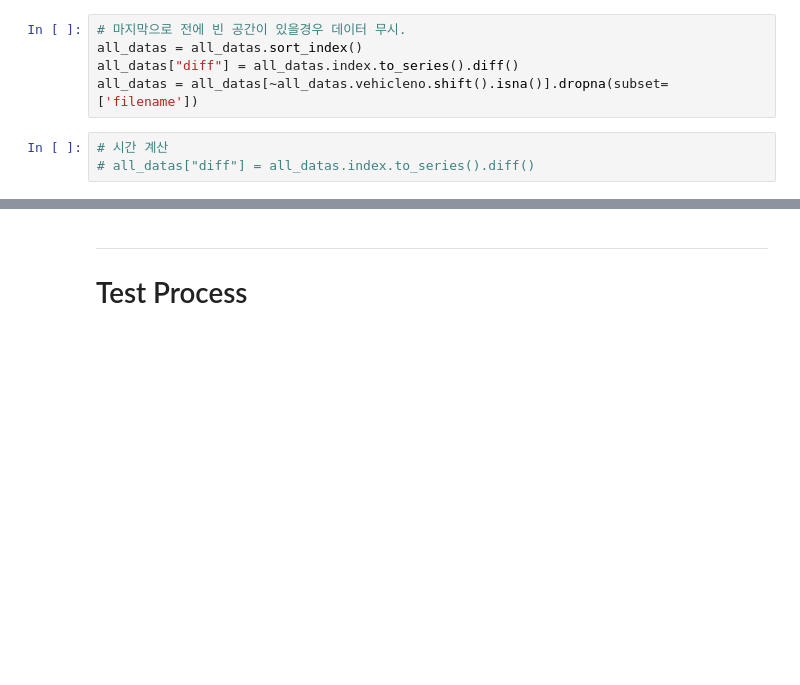
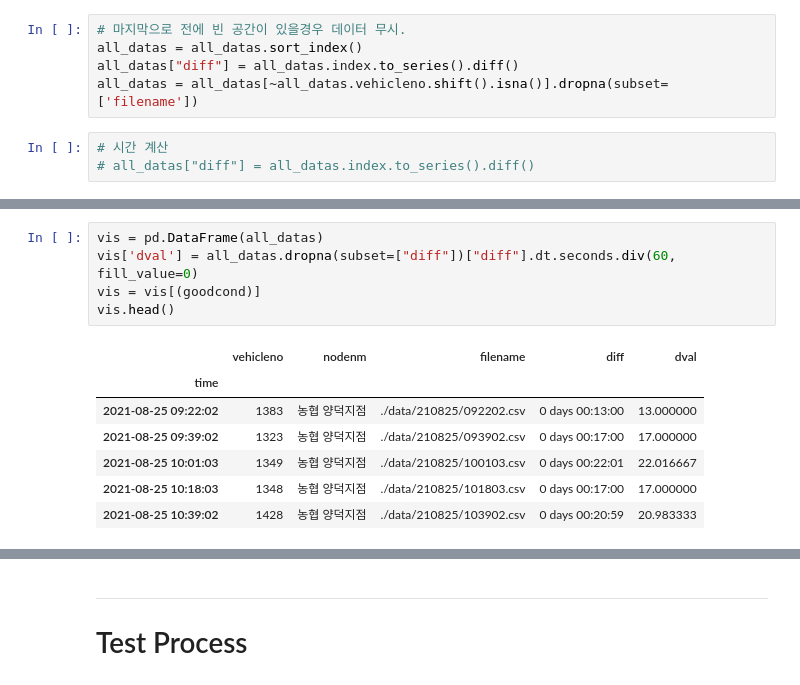
Before and after one commit to junglesub/hgu-302bus, a Jupyter notebook: bus-dispatch-interval-update.ipynb, the cells around one changed output, grey strips where cells are left out. Drawn from its saved outputs; the diff is of its cells as text; blank space fills up the shorter version.

```diff
--- a/bus-dispatch-interval-update.ipynb
+++ b/bus-dispatch-interval-update.ipynb
@@ -127,0 +173,13 @@ Name: diff, dtype: float64
+# %%
+vis = pd.DataFrame(all_datas)
+vis['dval'] = all_datas.dropna(subset=["diff"])["diff"].dt.seconds.div(60, fill_value=0)
+vis = vis[(goodcond)]
+vis.head()
+# %% [output]
+|  | vehicleno | nodenm | filename | diff | dval |
+| time |  |  |  |  |  |
+| 2021-08-25 09:22:02 | 1383 | 농협 양덕지점 | ./data/210825/092202.csv | 0 days 00:13:00 | 13.000000 |
+| 2021-08-25 09:39:02 | 1323 | 농협 양덕지점 | ./data/210825/093902.csv | 0 days 00:17:00 | 17.000000 |
+| 2021-08-25 10:01:03 | 1349 | 농협 양덕지점 | ./data/210825/100103.csv | 0 days 00:22:01 | 22.016667 |
+| 2021-08-25 10:18:03 | 1348 | 농협 양덕지점 | ./data/210825/101803.csv | 0 days 00:17:00 | 17.000000 |
+| 2021-08-25 10:39:02 | 1428 | 농협 양덕지점 | ./data/210825/103902.csv | 0 days 00:20:59 | 20.983333 |
```
Also changed, not shown: parts of 18 cells of this notebook.
